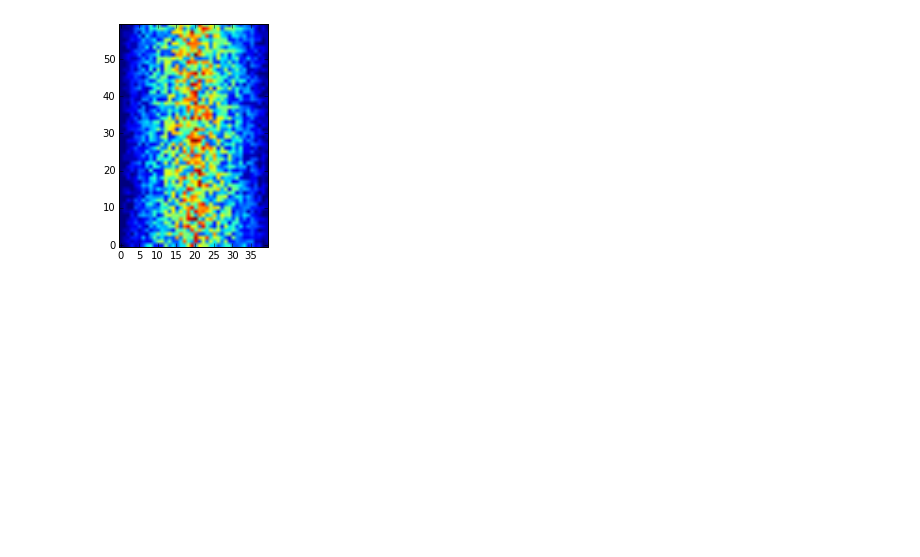
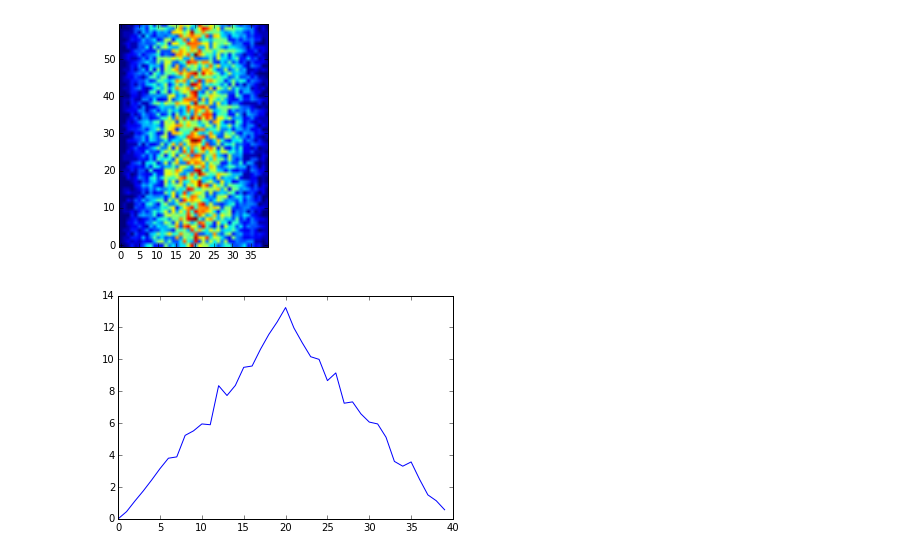
Before and after one commit to camillescott/2015-08-16-ucdavis-wise, a Jupyter notebook: python/az_first_notebook.ipynb, the cells around one changed output. Drawn from its saved outputs; the diff is of its cells as text; code cells hidden in the pictures; blank space fills up the shorter version.

```diff
--- a/python/az_first_notebook.ipynb
+++ b/python/az_first_notebook.ipynb
@@ -258,3 +258,8 @@ import matplotlib
 image = matplotlib.pyplot.imshow(data)
 # %% [output]
 [figure]
+# %%
+avg_inflammation = data.mean(axis = 0)
+avg_plot = matplotlib.pyplot.plot(avg_inflammation)
+# %% [output]
+[figure, added]
```
Also changed, not shown: parts of 50 cells of this notebook, 1 other file.
